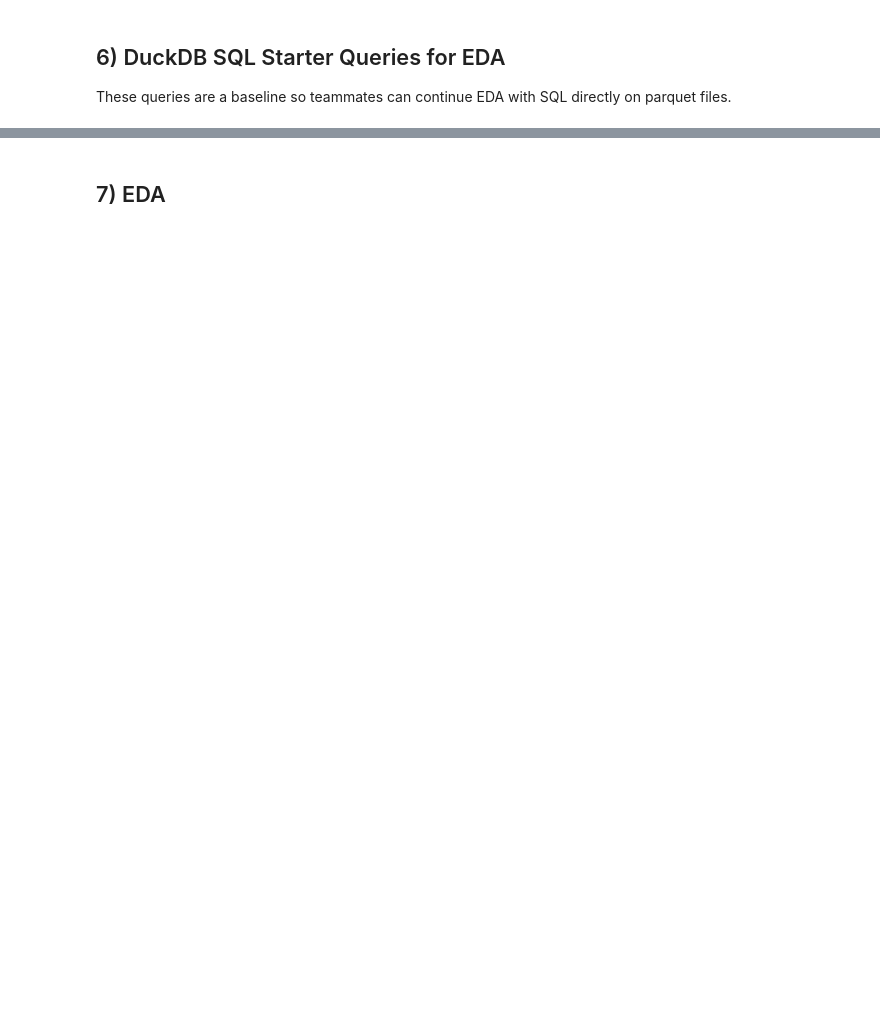
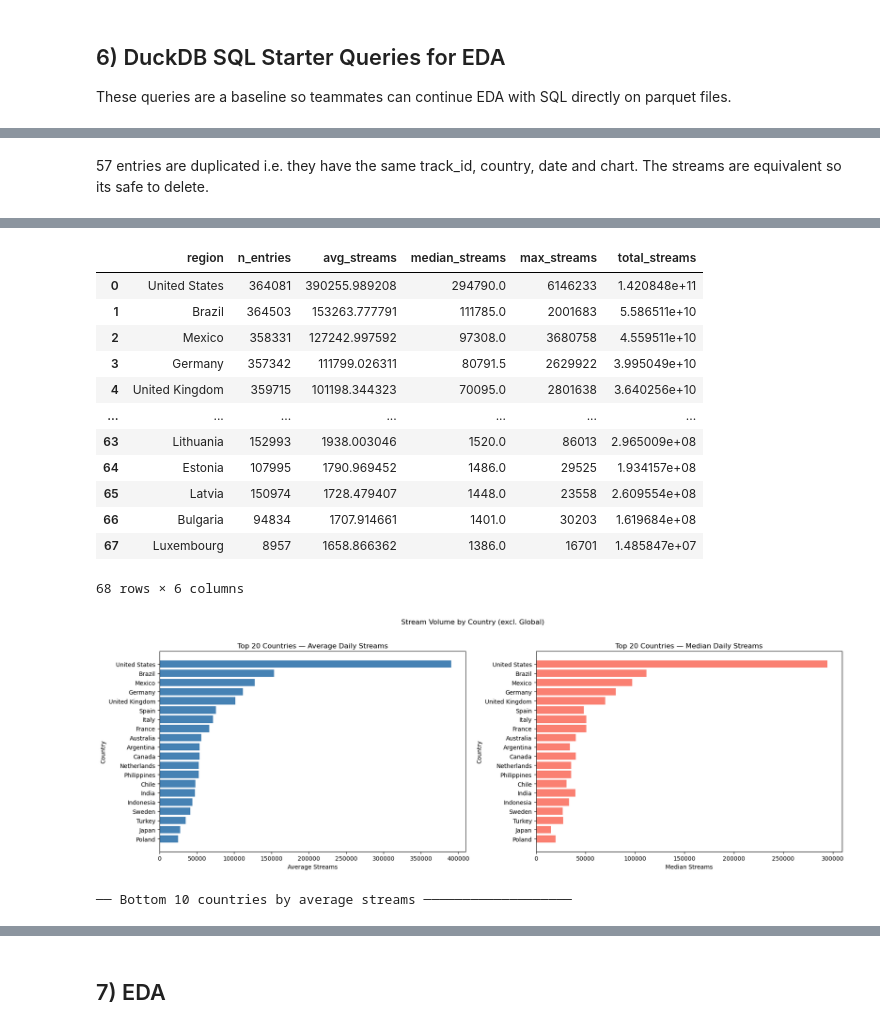
Before and after one commit to mchlkan/ML_Group_AB, a Jupyter notebook: Project_Information/Team_EDA_Baseline_FullData.ipynb, the cells around one changed output, grey strips where cells are left out. Saved outputs shown, nothing was run; the diff lists cells and outputs as text; code cells hidden in the pictures; blank space fills up the shorter version.

```diff
--- a/Project_Information/Team_EDA_Baseline_FullData.ipynb
+++ b/Project_Information/Team_EDA_Baseline_FullData.ipynb
@@ -297,0 +360,12 @@ These queries are a baseline so teammates can continue EDA with SQL directly on
+# %%
+
+# ── Total streams across all countries (excluding global) ─────────────────────
+total_streams = con.execute(f"""
+    SELECT SUM(TRY_CAST(streams AS BIGINT)) AS total_streams
+    FROM spotify_full
+    WHERE track_id = '{TRACK_ID}'
+      AND date = '2017-02-04'
+      AND LOWER(region) != 'global'
+""").fetchone()[0]
+
+print(f"Total streams for track '{TRACK_ID}' on 2017-02-04 (excl. global): {total_streams:,}")
@@ -297,0 +753,52 @@ These queries are a baseline so teammates can continue EDA with SQL directly on
+# %% [markdown]
+57 entries are duplicated i.e. they have the same track_id, country, date and chart. The streams are equivalent so its safe to delete.
+# %%
+# ── Average streams per country (excluding global) ────────────────────────────
+print("═" * 60)
+print("  AVERAGE STREAMS PER COUNTRY")
+print("═" * 60)
+
+avg_streams_country = con.execute("""
+    SELECT
+        region,
+        COUNT(*)                                          AS n_entries,
+        AVG(TRY_CAST(streams AS DOUBLE))                 AS avg_streams,
+        MEDIAN(TRY_CAST(streams AS DOUBLE))              AS median_streams,
+        MAX(TRY_CAST(streams AS BIGINT))                 AS max_streams,
+        SUM(TRY_CAST(streams AS BIGINT))                 AS total_streams
+    FROM spotify_full
+    WHERE streams IS NOT NULL
+      AND track_id IS NOT NULL
+      AND LOWER(region) != 'global'
+    GROUP BY region
+    ORDER BY avg_streams DESC
+""").df()
+
+print(f"\n  Total countries: {len(avg_streams_country):,}")
+display(avg_streams_country)
+
+# ── Bar chart: Top 20 countries by average streams ───────────────────────────
+top20 = avg_streams_country.head(20)
+
+fig, axes = plt.subplots(1, 2, figsize=(18, 6))
+
+# Average streams
+axes[0].barh(top20["region"][::-1], top20["avg_streams"][::-1], color="steelblue")
+axes[0].set_title("Top 20 Countries — Average Daily Streams")
+axes[0].set_xlabel("Average Streams")
+axes[0].set_ylabel("Country")
+
+# Median streams (less affected by outliers)
+axes[1].barh(top20["region"][::-1], top20["median_streams"][::-1], color="salmon")
+axes[1].set_title("Top 20 Countries — Median Daily Streams")
+axes[1].set_xlabel("Median Streams")
+axes[1].set_ylabel("Country")
+
+plt.suptitle("Stream Volume by Country (excl. Global)", y=1.02)
+plt.tight_layout()
+plt.show()
+
+# ── Bottom 10 countries by average streams ───────────────────────────────────
+print("\n── Bottom 10 countries by average streams ───────────────────")
+display(avg_streams_country.tail(10))
+# %% [output]
@@ -297,0 +812,15 @@ These queries are a baseline so teammates can continue EDA with SQL directly on
+|  | region | n_entries | avg_streams | median_streams | max_streams | total_streams |
+| 0 | United States | 364081 | 390255.989208 | 294790.0 | 6146233 | 1.420848e+11 |
+| 1 | Brazil | 364503 | 153263.777791 | 111785.0 | 2001683 | 5.586511e+10 |
+| 2 | Mexico | 358331 | 127242.997592 | 97308.0 | 3680758 | 4.559511e+10 |
+| 3 | Germany | 357342 | 111799.026311 | 80791.5 | 2629922 | 3.995049e+10 |
+| 4 | United Kingdom | 359715 | 101198.344323 | 70095.0 | 2801638 | 3.640256e+10 |
+| ... | ... | ... | ... | ... | ... | ... |
+| 63 | Lithuania | 152993 | 1938.003046 | 1520.0 | 86013 | 2.965009e+08 |
+| 64 | Estonia | 107995 | 1790.969452 | 1486.0 | 29525 | 1.934157e+08 |
+| 65 | Latvia | 150974 | 1728.479407 | 1448.0 | 23558 | 2.609554e+08 |
+| 66 | Bulgaria | 94834 | 1707.914661 | 1401.0 | 30203 | 1.619684e+08 |
+| 67 | Luxembourg | 8957 | 1658.866362 | 1386.0 | 16701 | 1.485847e+07 |
+68 rows × 6 columns
+[figure, added]
+── Bottom 10 countries by average streams ───────────────────
```
Also changed, not shown: parts of 46 cells of this notebook.
